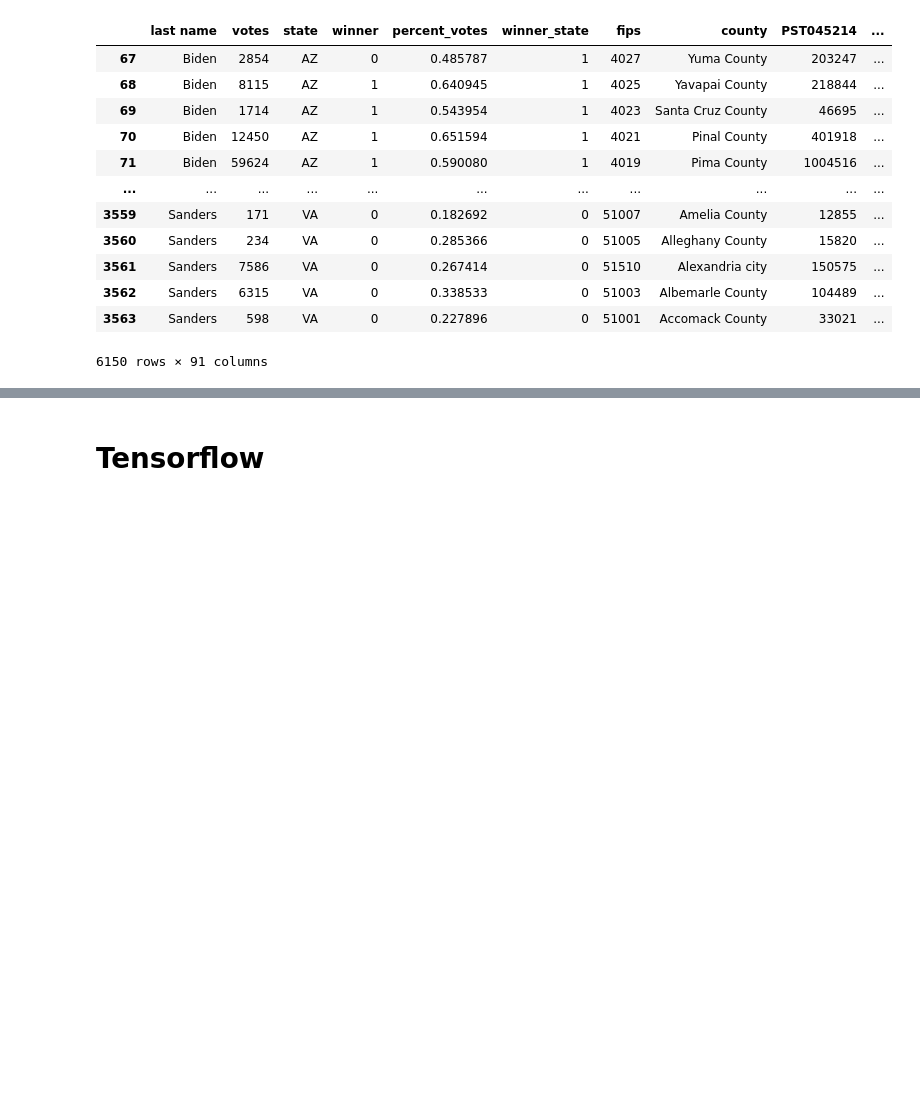
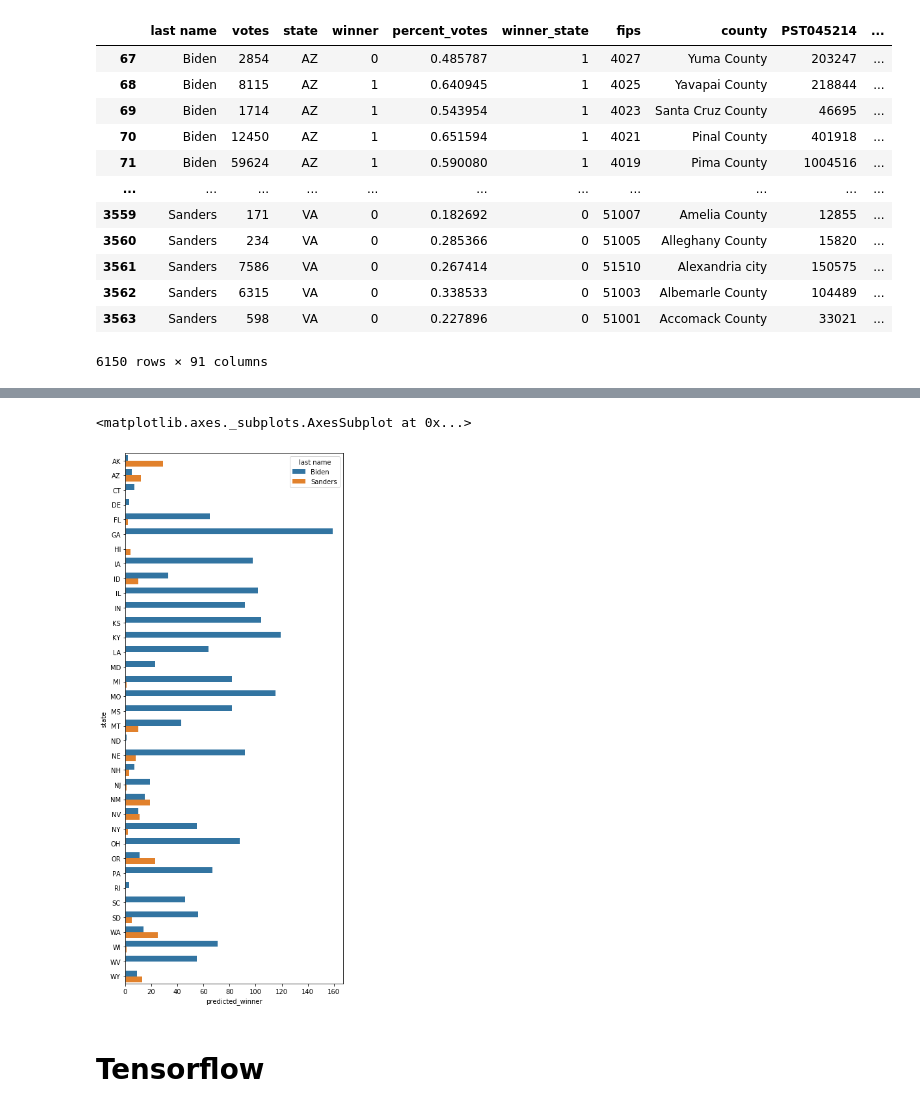
Before and after one commit to L0per/democratic-primary-predictions, a Jupyter notebook: rfc_model_training.ipynb, the cells around one changed output, grey strips where cells are left out. Saved outputs shown, nothing was run; the diff lists cells and outputs as text; code cells hidden in the pictures; blank space fills up the shorter version.

```diff
--- a/rfc_model_training.ipynb
+++ b/rfc_model_training.ipynb
@@ -964,0 +967,20 @@ See the caveats in the documentation: https://pandas.pydata.org/pandas-docs/stab
+# %%
+training_data = data.drop(['Gender','last name', 'fips', 'county', 'winner_state'], axis=1)
+
+training_states = training_states = ['AL', 'AR', 'CA', 'CO', 'ME', 'MA', 'MN', 'NC', 'OK', 'TN', 'TX', 'UT', 'VT', 'VA']
+
+training_data_BT = training_data[training_data['state'].isin(training_states)]
+
+training_data_BT.drop(['state', 'votes', 'percent_votes'], axis=1, inplace=True)
+
+X = training_data_BT.drop('winner',axis=1)
+y = training_data_BT['winner']
+X_train, X_test, y_train, y_test = train_test_split(X, y, test_size=0.25, random_state=101)
+
+rfc = RandomForestClassifier(n_estimators=600)
+rfc.fit(X_train,y_train)
+
+predictions = rfc.predict(X_test)
+print(confusion_matrix(y_test,predictions))
+print('\n')
+print(classification_report(y_test,predictions))
@@ -965,3 +1004,36 @@ See the caveats in the documentation: https://pandas.pydata.org/pandas-docs/stab
+# %%
+big_tuesday = data[~data['state'].isin(training_states)]
+
+future_states = pd.read_csv('predictions.csv')
+
+# filter out training states
+future_states = future_states[~future_states['state_abbreviation'].isin(training_states)]
+
+# filter out states already in the big_tuesday dataframe above
+future_states = future_states[~future_states['state_abbreviation'].isin(big_tuesday['state'])]
+
+# drop and rename columns
+future_states.drop(['state'], axis=1, inplace=True)
+future_states.rename(columns={'state_abbreviation': 'state', 'candidate': 'last name'}, inplace=True)
+
+# add columns to match the big_tuesday dataframe
+future_states['votes'], future_states['winner'], future_states['percent_votes'], future_states['winner_state'] = [0, None, 0, None]
+
+predictions = big_tuesday.append(future_states, sort=False)
+
+predictions_for_model = predictions.drop(['state', 'votes', 'percent_votes', 'winner', 'last name', 'winner_state', 'fips', 'county', 'Gender'], axis=1)
+
+predictions_BT = rfc.predict(predictions_for_model)
+
+predictions['predicted_winner'] = predictions_BT
+
+winner_plot = predictions.groupby(['last name', 'state'])['predicted_winner'].sum().reset_index()
+
+f, ax = plt.subplots(figsize=(6, 15))
+sns.barplot(x="predicted_winner", y = 'state', data = winner_plot, hue = 'last name')
+# %% [output]
+<matplotlib.axes._subplots.AxesSubplot at 0x...>
+[figure, added]
 # %% [markdown]
 # Tensorflow
 # %% [markdown]
```
Also changed, not shown: parts of 2 cells of this notebook, 4 other files.
